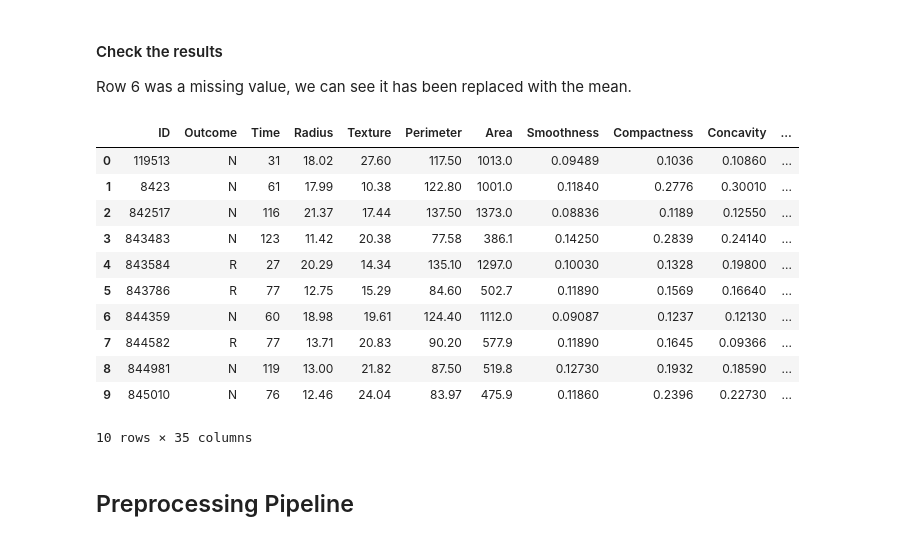
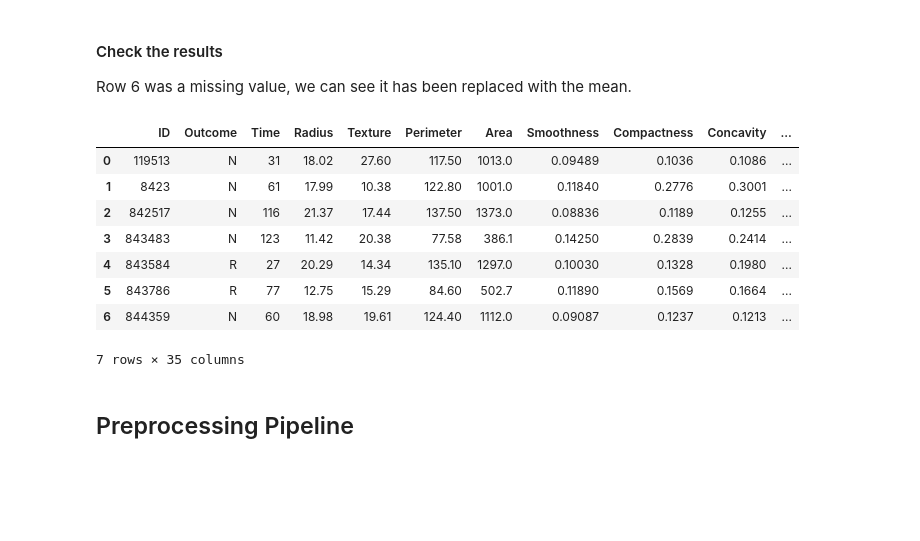
Before and after one commit to tifabi/100DaysOfMLCode, a Jupyter notebook: ML_Algorithms/Pipelines/Pipeline_Example.ipynb, the cells around one changed output. Cells and saved outputs as stored; diff of their text form; code cells hidden in the pictures; blank space fills up the shorter version.

```diff
--- a/ML_Algorithms/Pipelines/Pipeline_Example.ipynb
+++ b/ML_Algorithms/Pipelines/Pipeline_Example.ipynb
@@ -393,8 +393,8 @@ class ImputeMissing(BaseEstimator, TransformerMixin):
         #find rows with missing values
         missingCol = X.loc[X.eq(self.mtype).any(1), X.eq(self.mtype).any(0)].columns
 
-        for z in missingCol:
-            col = missingCol[0]
+        for z in range(len(missingCol)):
+            col = missingCol[z]
             # get the row number for the missing values
             missingAtt = [i for i,j in enumerate(X[col]) if X[col][i] == self.mtype]
 
@@ -412,22 +412,21 @@ class ImputeMissing(BaseEstimator, TransformerMixin):
 #### Check the results
 
 Row 6 was a missing value, we can see it has been replaced with the mean.
-# %%
-test = ImputeMissing('?','mean')
-test.transform(bcSet)[:10]
-# %% [output]
-|  | ID | Outcome | Time | Radius | Texture | Perimeter | Area | Smoothness | Compactness | Concavity | ... |
-| 0 | 119513 | N | 31 | 18.02 | 27.60 | 117.50 | 1013.0 | 0.09489 | 0.1036 | 0.10860 | ... |
-| 1 | 8423 | N | 61 | 17.99 | 10.38 | 122.80 | 1001.0 | 0.11840 | 0.2776 | 0.30010 | ... |
-| 2 | 842517 | N | 116 | 21.37 | 17.44 | 137.50 | 1373.0 | 0.08836 | 0.1189 | 0.12550 | ... |
-| 3 | 843483 | N | 123 | 11.42 | 20.38 | 77.58 | 386.1 | 0.14250 | 0.2839 | 0.24140 | ... |
-| 4 | 843584 | R | 27 | 20.29 | 14.34 | 135.10 | 1297.0 | 0.10030 | 0.1328 | 0.19800 | ... |
-| 5 | 843786 | R | 77 | 12.75 | 15.29 | 84.60 | 502.7 | 0.11890 | 0.1569 | 0.16640 | ... |
-| 6 | 844359 | N | 60 | 18.98 | 19.61 | 124.40 | 1112.0 | 0.09087 | 0.1237 | 0.12130 | ... |
-| 7 | 844582 | R | 77 | 13.71 | 20.83 | 90.20 | 577.9 | 0.11890 | 0.1645 | 0.09366 | ... |
-| 8 | 844981 | N | 119 | 13.00 | 21.82 | 87.50 | 519.8 | 0.12730 | 0.1932 | 0.18590 | ... |
-| 9 | 845010 | N | 76 | 12.46 | 24.04 | 83.97 | 475.9 | 0.11860 | 0.2396 | 0.22730 | ... |
-10 rows × 35 columns
+# %%
+# This test is only running the imputer, we add the categorical encoder in the next step
+
+test = ImputeMissing('?','mean')
+test.transform(bcSet)[:7]
+# %% [output]
+|  | ID | Outcome | Time | Radius | Texture | Perimeter | Area | Smoothness | Compactness | Concavity | ... |
+| 0 | 119513 | N | 31 | 18.02 | 27.60 | 117.50 | 1013.0 | 0.09489 | 0.1036 | 0.1086 | ... |
+| 1 | 8423 | N | 61 | 17.99 | 10.38 | 122.80 | 1001.0 | 0.11840 | 0.2776 | 0.3001 | ... |
+| 2 | 842517 | N | 116 | 21.37 | 17.44 | 137.50 | 1373.0 | 0.08836 | 0.1189 | 0.1255 | ... |
+| 3 | 843483 | N | 123 | 11.42 | 20.38 | 77.58 | 386.1 | 0.14250 | 0.2839 | 0.2414 | ... |
+| 4 | 843584 | R | 27 | 20.29 | 14.34 | 135.10 | 1297.0 | 0.10030 | 0.1328 | 0.1980 | ... |
+| 5 | 843786 | R | 77 | 12.75 | 15.29 | 84.60 | 502.7 | 0.11890 | 0.1569 | 0.1664 | ... |
+| 6 | 844359 | N | 60 | 18.98 | 19.61 | 124.40 | 1112.0 | 0.09087 | 0.1237 | 0.1213 | ... |
+7 rows × 35 columns
 # %% [markdown]
 ## Preprocessing Pipeline
 # %%
```
Also changed, not shown: parts of 4 cells of this notebook.
